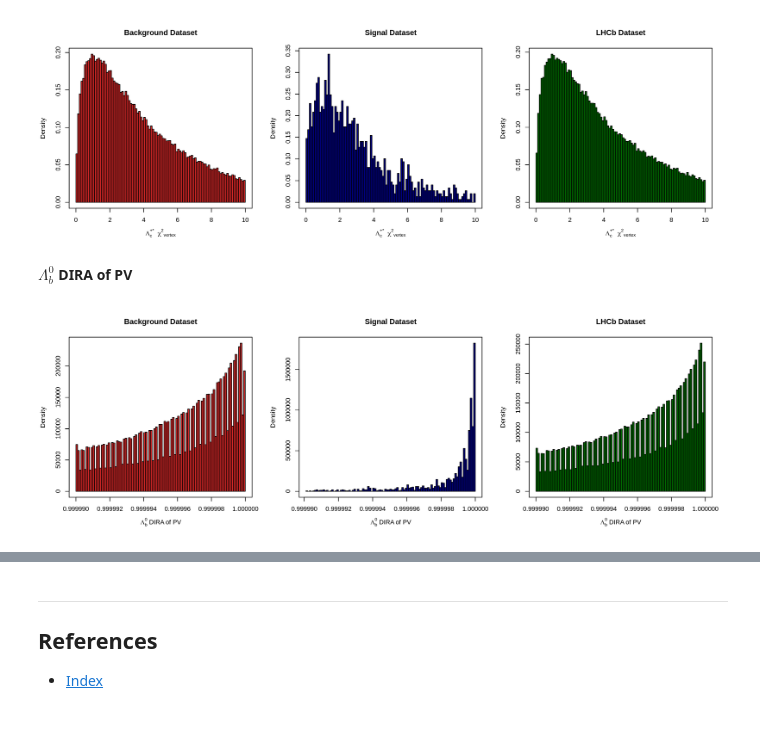
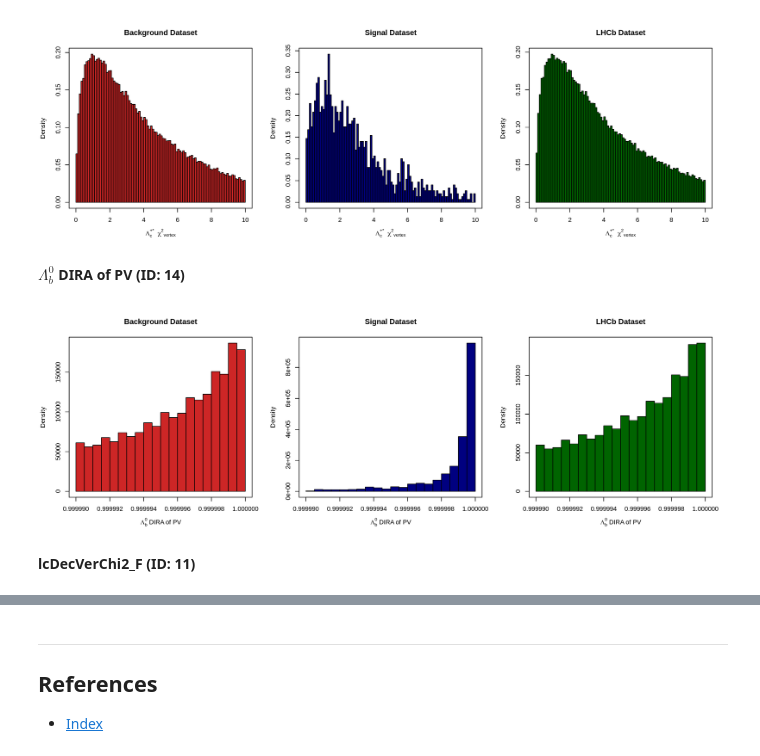
Before and after one commit to mastrovalentz/Adv_Stat_Final_Project, a Jupyter notebook: presentation/presentation.ipynb, the cells around one changed output, grey strips where cells are left out. Cells and saved outputs as stored; diff of their text form; code cells hidden in the pictures; blank space fills up the shorter version.

```diff
--- a/presentation/presentation.ipynb
+++ b/presentation/presentation.ipynb
@@ -517,21 +516,23 @@ hist(data.lhcb$lcstar_ENDVERTEX_CHI2_F,
 # %% [output]
 [figure]
 # %% [markdown]
-**$\Lambda_b^{0}$ DIRA of PV**
+**$\Lambda_b^{0}$ DIRA of PV (ID: 14)**
 # %%
 par(mfrow=c(1,3))
 options(repr.plot.width=12, repr.plot.height=4, repr.plot.res=250)
 
 hist(data.bkg$Lambda_b0_DIRA_OWNPV_F,
-     breaks=100, probability=TRUE, col="firebrick3",
+     breaks=25, probability=TRUE, col="firebrick3",
      xlab=expression(paste(Lambda[b]^"0", " DIRA of PV")), main="Background Dataset"); box()
 
 hist(data.sig$Lambda_b0_DIRA_OWNPV_F,
-     breaks=100, probability=TRUE, col="navy",
+     breaks=25, probability=TRUE, col="navy",
      xlab=expression(paste(Lambda[b]^"0", " DIRA of PV")), main="Signal Dataset");     box()
 
 hist(data.lhcb$Lambda_b0_DIRA_OWNPV_F,
-     breaks=100, probability=TRUE, col="darkgreen",
+     breaks=25, probability=TRUE, col="darkgreen",
      xlab=expression(paste(Lambda[b]^"0", " DIRA of PV")), main="LHCb Dataset");       box()
 # %% [output]
-[figure, old version]
+[figure, new version]
+# %% [markdown]
+**lcDecVerChi2_F (ID: 11)**
```
Also changed, not shown: parts of 30 cells of this notebook, 1 other file.
